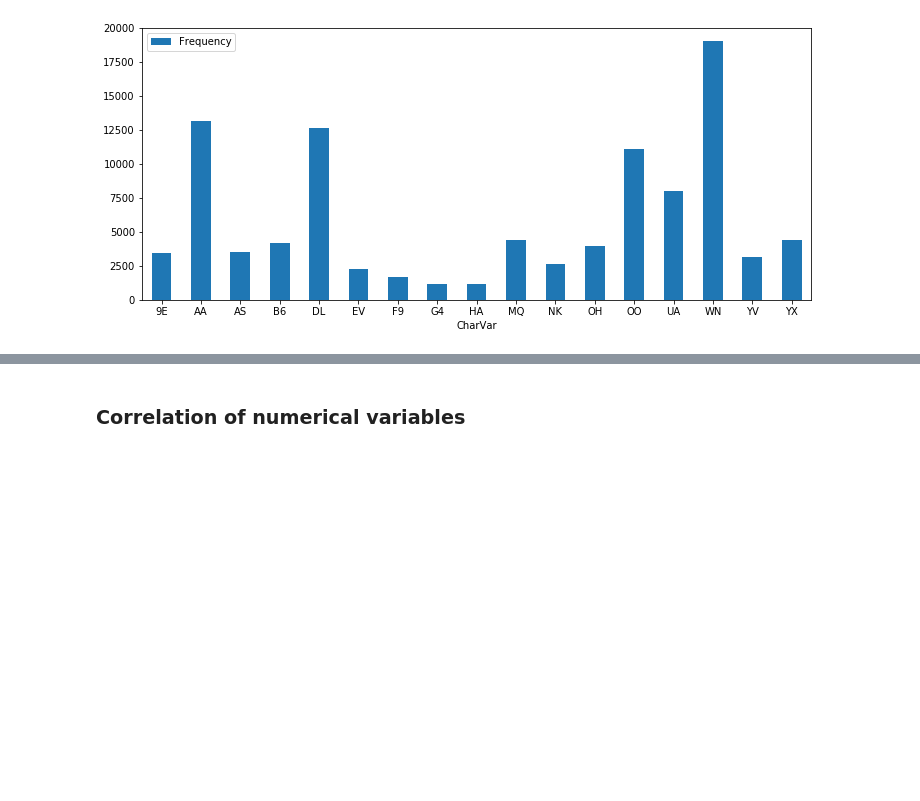
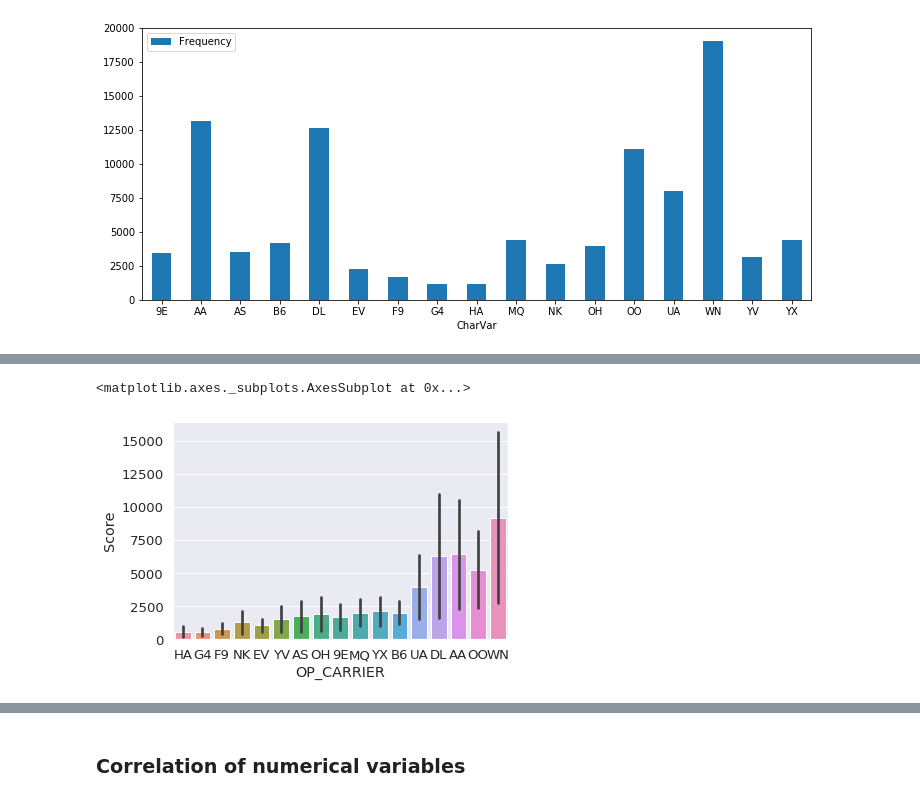
Before and after one commit to Mentos05/SAS_AskTheExpert, a Jupyter notebook: swat/airport_statistics.ipynb, the cells around one changed output, grey strips where cells are left out. Saved outputs shown, nothing was run; the diff lists cells and outputs as text; code cells hidden in the pictures; blank space fills up the shorter version.

```diff
--- a/swat/airport_statistics.ipynb
+++ b/swat/airport_statistics.ipynb
@@ -179,0 +230,7 @@ frequency_by_carrier.plot.bar(x='CharVar', y='Frequency', figsize=(12,5), rot=0)
+# %%
+x = flight_data.simple.groupby(aggregator='sum', inputs=['OP_CARRIER','ARR_DEL15'], includemissing=False)
+# %%
+sn.barplot(x='OP_CARRIER', y='Score', data=x['Groupby'])
+# %% [output]
+<matplotlib.axes._subplots.AxesSubplot at 0x...>
+[figure, added]
```
Also changed, not shown: parts of 33 cells of this notebook, 5 other files.
